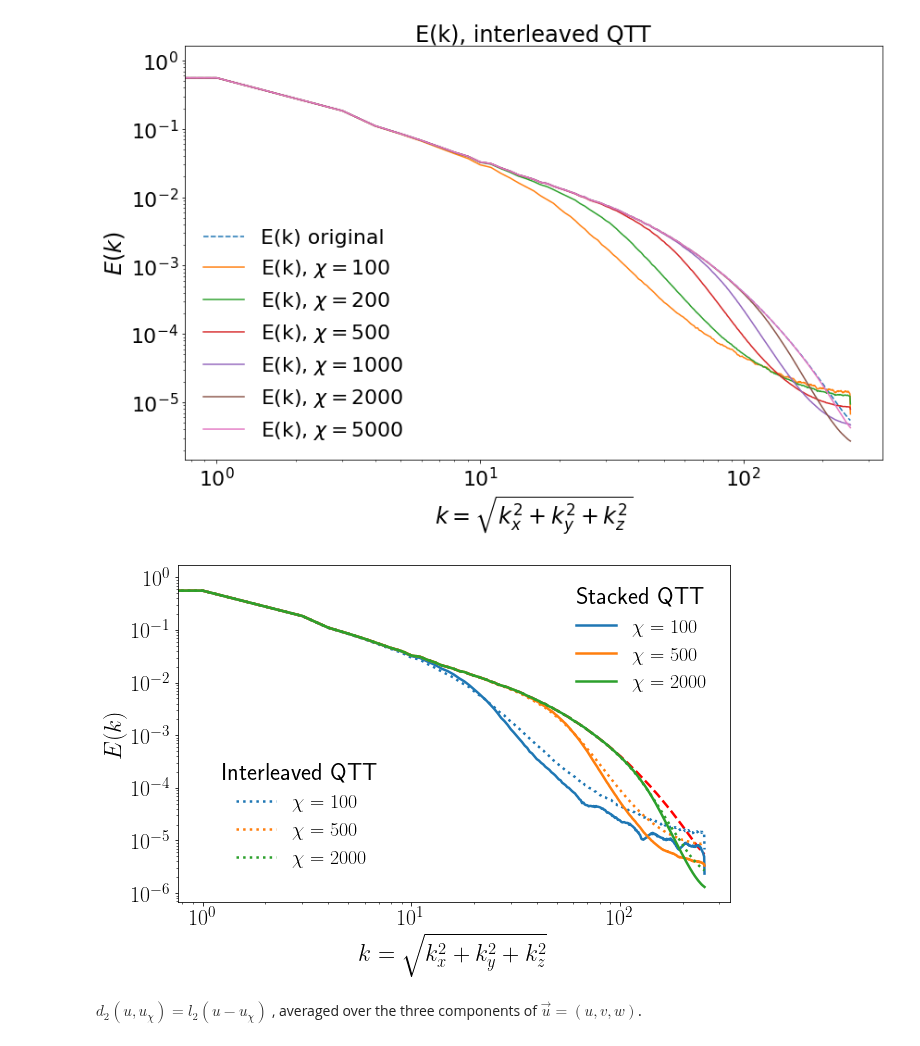
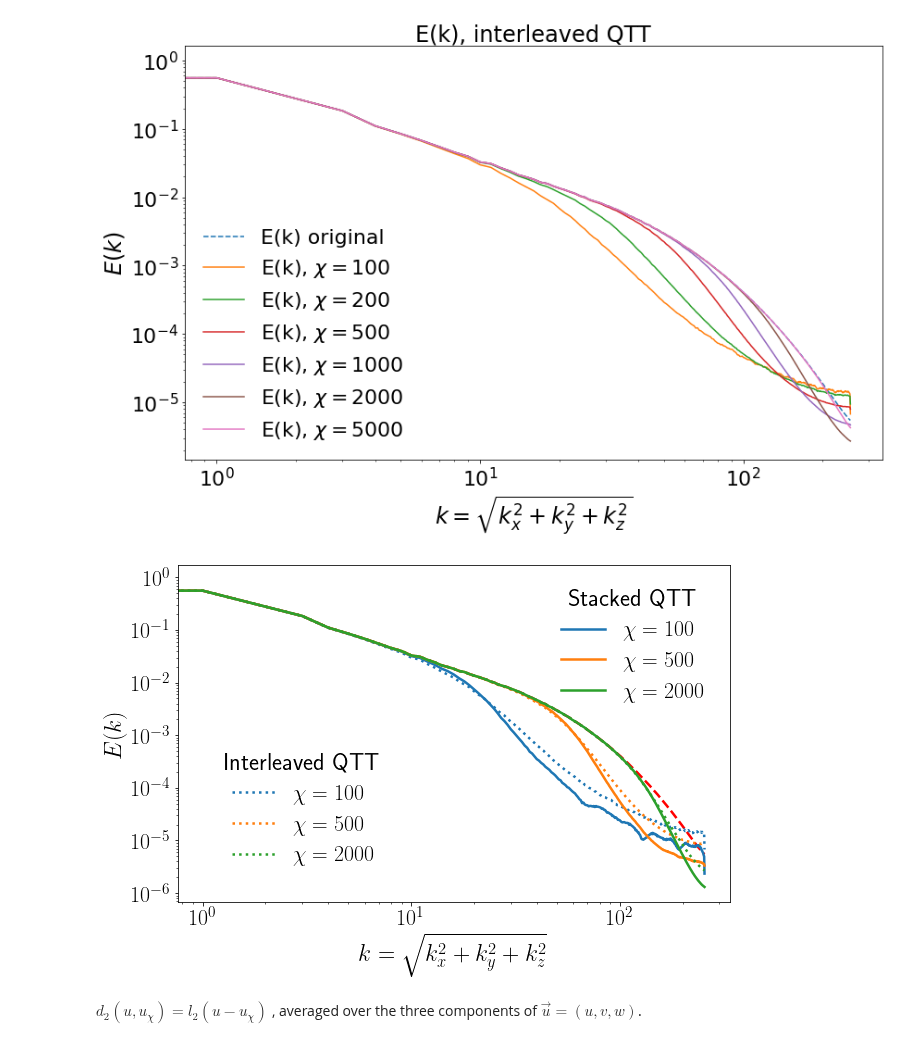
Before and after one commit to stefanopisoni/TN_Turbulence, a Jupyter notebook: Snapshots_compression/Snapshot_compression_plot.ipynb, the cells around one changed output. Cells and saved outputs as stored; diff of their text form; code cells hidden in the pictures.

```diff
--- a/Snapshots_compression/Snapshot_compression_plot.ipynb
+++ b/Snapshots_compression/Snapshot_compression_plot.ipynb
@@ -208,7 +208,7 @@ plt.rcParams.update({
     "lines.linewidth": 2.5,           # thicker lines
     "axes.labelsize": 24,
     "axes.titlesize": 24,
-    "legend.fontsize": 20,            # default legend font size (overridden below)
+    "legend.fontsize": 22,            # default legend font size (overridden below)
     "xtick.labelsize": 22,
     "ytick.labelsize": 22
 })
@@ -267,34 +267,34 @@ leg1 = ax.legend(
     # fontsize=22,                   # legend entry font size
     title_fontsize=24,             # legend title font size
     frameon=False
 )
 ax.add_artist(leg1)
 
 # Second legend: Interleaved, inset from bottom-left
 ax.legend(
     interleaved_handles,
     interleaved_labels,
     title='Interleaved QTT',
     loc='lower left',
     bbox_to_anchor=(0.05, 0.05),   # 5% inward from the corner
     # fontsize=22,
     title_fontsize=24,
     frameon=False
 )
 
 # Axis labels
 ax.set_xlabel(r'$k = \sqrt{k_x^2 + k_y^2 + k_z^2}$')
 ax.set_ylabel(r'$E(k)$')
 
 # Ticks
 # ax.tick_params(axis='both', which='major', labelsize=22)
 # ax.tick_params(axis='both', which='minor', labelsize=12)
 
 plt.tight_layout()
 plt.savefig("Plots/Sta_VS_Inter_Ek_snap.pdf", format="pdf")
 plt.show()
 # %% [output]
-[figure, old version]
+[figure, new version]
 # %% [markdown]
 $d_{2}(u,u_{\chi}) = l_{2}(u-u_{\chi})$ , averaged over the three components of $\vec{u}=(u,v,w)$.
 # %%
```
Also changed, not shown: 3 other files.
